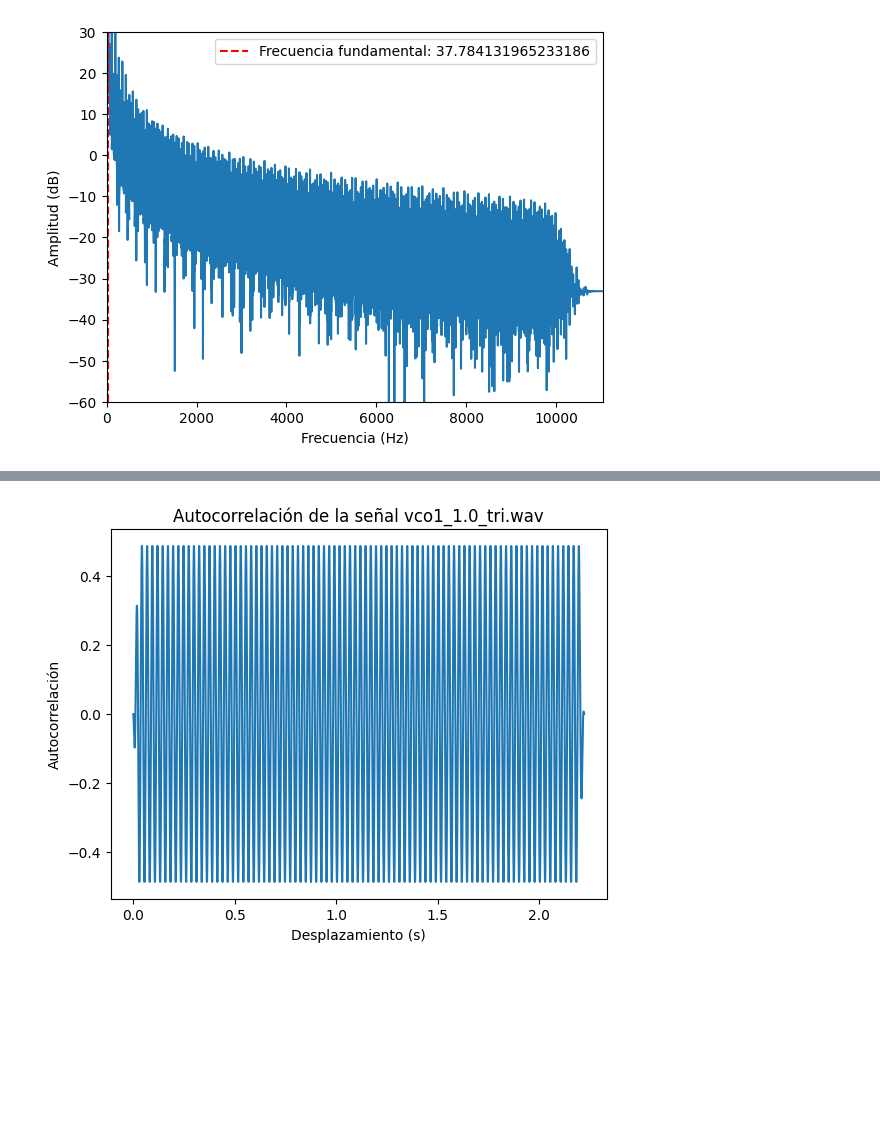
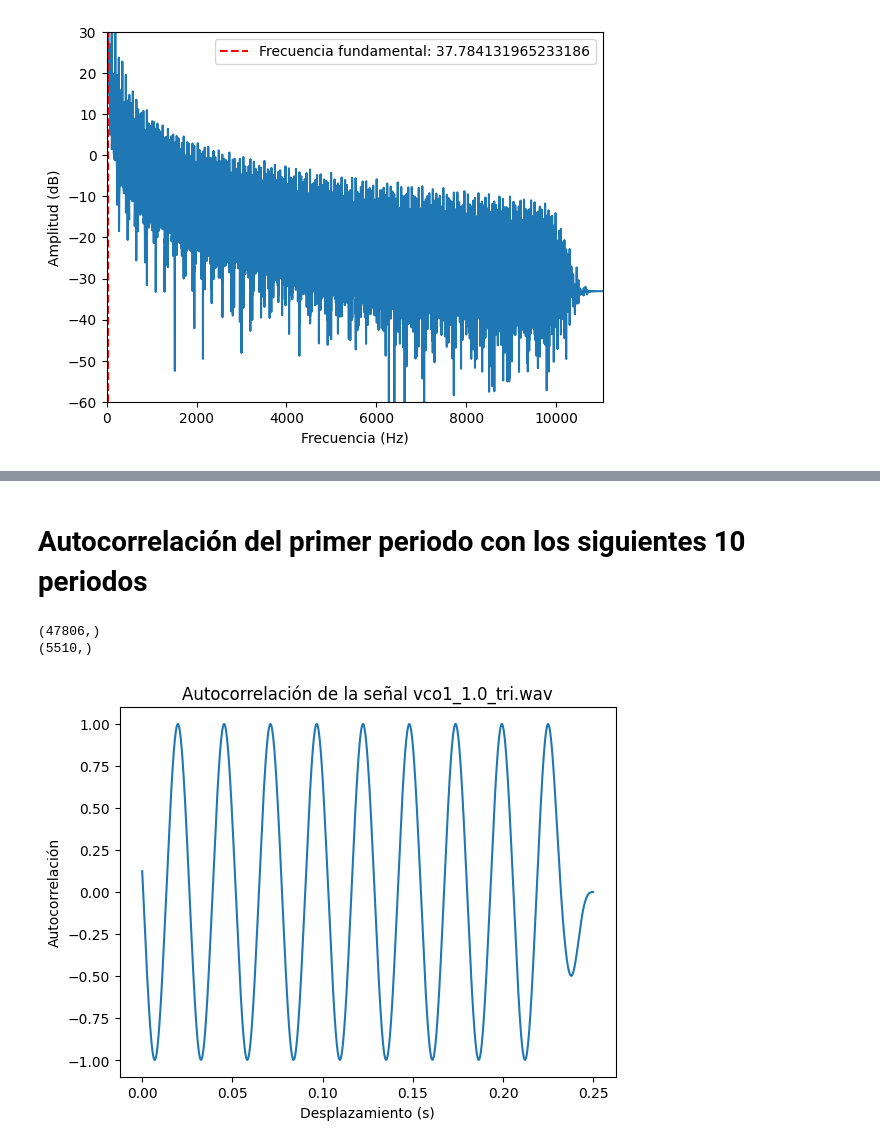
Before and after one commit to BoscoOlives/TFG-Kobol-BoscoOlives, a Jupyter notebook: TFG Standard Mode (funciona).ipynb, the cells around one changed output, grey strips where cells are left out. Drawn from its saved outputs; the diff is of its cells as text; code cells hidden in the pictures; blank space fills up the shorter version.

```diff
--- a/TFG Standard Mode (funciona).ipynb
+++ b/TFG Standard Mode (funciona).ipynb
@@ -12,6 +12,14 @@ import numpy as np
 import matplotlib.pyplot as plt
 # %% [output]
 [   INFO   ] MusicExtractorSVM: no classifier models were configured by default
+# %%
+def buscar_frecuencia(texto):
+    frecuencias = [20, 30, 40, 60, 80, 120, 160, 240, 320, 480, 640, 960, 1280, 1920, 2560, 3840, 5120, 7680, 10240, 15360, 20480]
+    voltajes = [0.0, 0.5, 1.0, 1.5, 2.0, 2.5, 3.0, 3.5, 4.0, 4.5, 5.0, 5.5, 6.0, 6.5, 7.0, 7.5, 8.0, 8.5, 9.0, 9.5, 10.0]
+    for i, voltaje in enumerate(voltajes):
+        if str(voltaje) in texto:
+            return frecuencias[i]
+    return None
 # %%
 def cutFrames(params, input = range(100)):
 
@@ -246,21 +289,12 @@ Similitud coseno entre MFCC, media = 0.967
 # %% [markdown]
 ## Calculo de la frecúencia fundamental y plots
-# %%
-frecuencias = [20, 30, 40, 60, 80, 120, 160, 240, 320, 480, 640, 960, 1280, 1920, 2560, 3840, 5120, 7680, 10240, 15360, 20480]
-voltajes = [0.0, 0.5, 1.0, 1.5, 2.0, 2.5, 3.0, 3.5, 4.0, 4.5, 5.0, 5.5, 6.0, 6.5, 7.0, 7.5, 8.0, 8.5, 9.0, 9.5, 10.0]
-
-def buscar_frecuencia(texto, frecuencias, voltajes):
-    for i, voltaje in enumerate(voltajes):
-        if str(voltaje) in texto:
-            return frecuencias[i]
-    return None
 # %%
 # input_file = '/mnt/c/Users/bosco/Desktop/TFG/TFG-Kobol-BoscoOlives/rsf_kobol_expander_2-vco/audio/vco1/sawtooth/vco1_1.0_saw.wav'
 input_file = '/mnt/c/Users/bosco/Desktop/TFG/TFG-Kobol-BoscoOlives/rsf_kobol_expander_2-vco/audio/vco1/triangular/vco1_1.0_tri.wav'
 
 file_name = input_file.split("/")[-1]
 
-freq_fund = buscar_frecuencia(file_name, frecuencias, voltajes)
+freq_fund_teorica = buscar_frecuencia(file_name)
 
 audio, sampleRate = librosa.load(input_file)
 
@@ -277,7 +311,7 @@ frequencies = np.fft.fftfreq(len(audio), 1/sampleRate)
 # Encontrar la frecuencia fundamental
 for i in range(len(magnitude)):
     if magnitude[i]>100:
-        fundamental_freq = np.abs(frequencies[i])
+        freq_fund_calculada = np.abs(frequencies[i])
         break
 
 #Esta forma no siempre funciona ya que la frec. fundamental puede tenr un harmonico de mayor magnitud que ella misma
@@ -290,8 +324,8 @@ period = 1 / fundamental_freq
 period = np.abs(period)
 
 
-print('Frequencia fund. del señal calculada: ' + str(fundamental_freq))
-print('Frequencia fund. del señal según la tabla: ' + str(freq_fund))
+print('Frequencia fund. del señal calculada: ' + str(freq_fund_calculada))
+print('Frequencia fund. del señal según la tabla: ' + str(freq_fund_teorica))
 
 # Calcular la duración total de la señal
 total_time = len(audio) / sampleRate
@@ -305,7 +339,7 @@ plt.xlabel('Tiempo (s)')
 plt.ylabel('Amplitud')
 plt.title('Señal ' + file_name)
 plt.axvline(x=period, color='r', linestyle='--', label='Periodo estimado ')
-period_theoric = 1/freq_fund
+period_theoric = 1/freq_fund_teorica
 
 
 plt.axvline(x=period_theoric, color='g', linestyle='--', label='Periodo teórico')
@@ -324,7 +358,7 @@ plt.ylabel("Amplitud (dB)")
 plt.xlim([0, sampleRate/2])
 plt.ylim([-60, 30])
 
-plt.axvline(x=fundamental_freq, color='r', linestyle='--', label='Frecuencia fundamental: ' + str(fundamental_freq))
+plt.axvline(x=freq_fund_calculada, color='r', linestyle='--', label='Frecuencia fundamental: ' + str(freq_fund_calculada))
 plt.legend()
 plt.show()
 # %% [output]
@@ -337,22 +396,29 @@ Frequencia fund. del señal según la tabla: 40
+# %% [markdown]
+# Autocorrelación del primer periodo con los siguientes 10 periodos
 # %%
 
 # Calcular el periodo estimado en muestras
-period_duration = int(sampleRate / fundamental_freq)
+period_duration = int(sampleRate / freq_fund_teorica)
 
 # Obtener el primer periodo
+print(audio.shape)
 primer_periodo = audio[:period_duration]
 
+audio_10_period = audio[:period_duration*10]
+
 # Calcular la autocorrelación del primer periodo con el resto de periodos
-autocorrelacion = np.correlate(primer_periodo, audio, mode='full')
+autocorrelacion = np.correlate(primer_periodo, audio_10_period, mode='full')
 
 # Normalizar la autocorrelación
-# autocorrelacion = autocorrelacion[period_duration-1:] / np.max(autocorrelacion)
+autocorrelacion = autocorrelacion[period_duration-1:] / np.max(autocorrelacion)
 
 # Plotear la autocorrelación
-plt.plot(np.arange(0, len(autocorrelacion)) / sample_rate, autocorrelacion)
+plt.plot(np.arange(0, len(autocorrelacion)) / sampleRate, autocorrelacion)
 plt.xlabel('Desplazamiento (s)')
 plt.ylabel('Autocorrelación')
 plt.title('Autocorrelación de la señal ' + file_name)
 plt.show()
 # %% [output]
+(47806,)
+(5510,)
-[figure, old version]
+[figure, new version]
```
Also changed, not shown: parts of 9 cells of this notebook.
